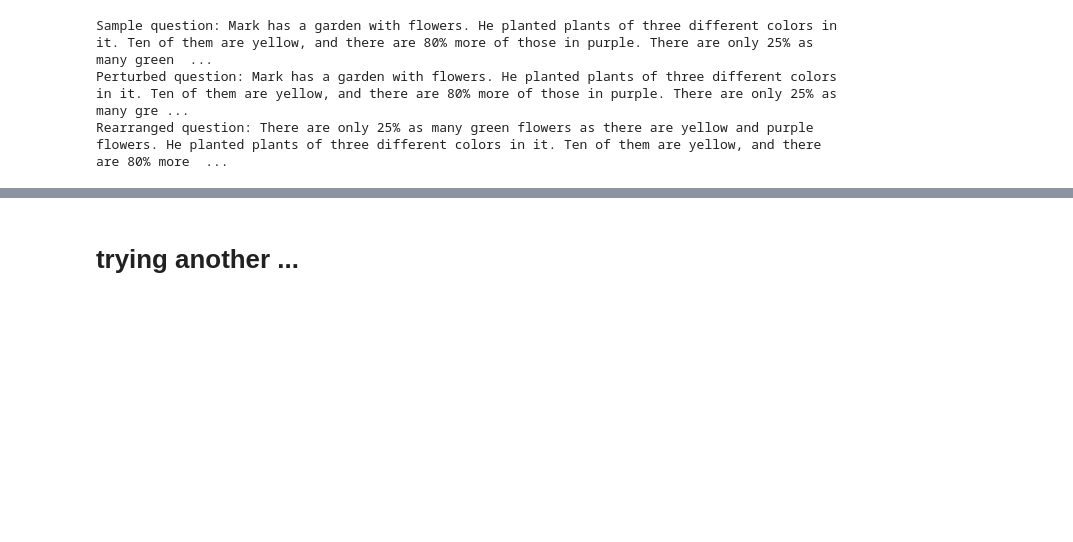
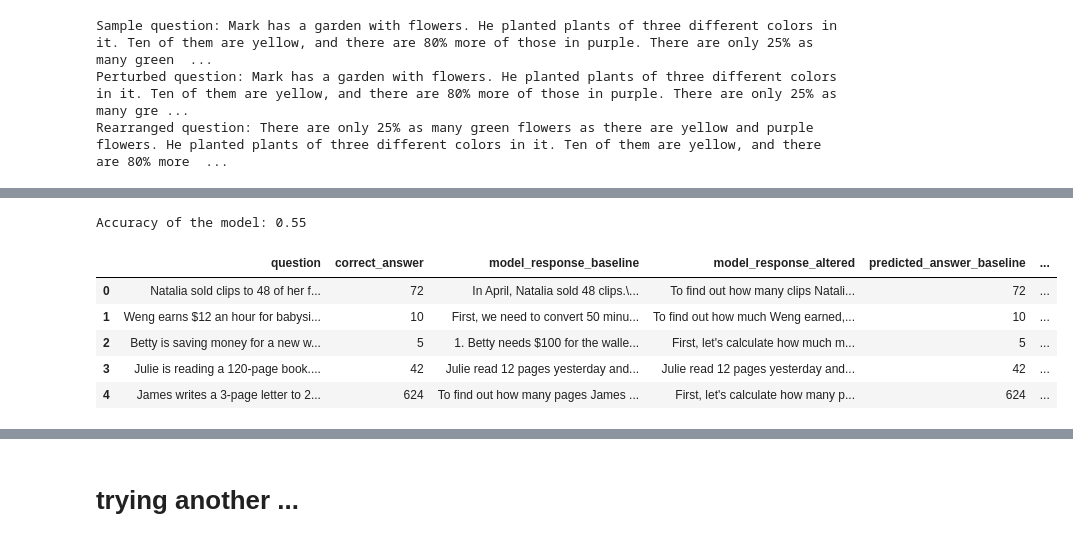
Before and after one commit to mille055/AIPI590-XAI, a Jupyter notebook: Assignments/08_explainable_llm.ipynb, the cells around one changed output, grey strips where cells are left out. Cells and saved outputs as stored; diff of their text form; code cells hidden in the pictures; blank space fills up the shorter version.

```diff
--- a/Assignments/08_explainable_llm.ipynb
+++ b/Assignments/08_explainable_llm.ipynb
@@ -284,3 +284,8 @@ print('Rearranged question:', rearrange_statements(sample_question))
 Sample question: Mark has a garden with flowers. He planted plants of three different colors in it. Ten of them are yellow, and there are 80% more of those in purple. There are only 25% as many green  ...
 Perturbed question: Mark has a garden with flowers. He planted plants of three different colors in it. Ten of them are yellow, and there are 80% more of those in purple. There are only 25% as many gre ...
 Rearranged question: There are only 25% as many green flowers as there are yellow and purple flowers. He planted plants of three different colors in it. Ten of them are yellow, and there are 80% more  ...
+# %%
+altered_dataframe = df.copy()
+altered_dataframe['question'] = altered_dataframe['question'].apply(insert_herring_before_final_question)
+altered_dataframe['question'] = altered_dataframe['question'].apply(rearrange_statements)
+altered_dataframe.head()
@@ -286,0 +299,8 @@ Rearranged question: There are only 25% as many green flowers as there are yello
+# %%
+# Run assessment and view results
+altered_results_df = assess_math_questions(altered_dataframe)
+altered_results_df.head()
+print(altered_results_df.head())
+
+# saving results as csv
+altered_results_df.to_csv('math_results_altered.csv', index=False)
@@ -286,0 +328,32 @@ Rearranged question: There are only 25% as many green flowers as there are yello
+# %%
+print('Accuracy of the model:', altered_results_df['is_correct'].mean())
+# %% [output]
+Accuracy of the model: 0.55
+# %%
+response_baseline = results_df['model_response']
+
+response_altered = altered_results_df['model_response']
+
+predicted_answers_baseline = results_df['model_numerical_answer']
+predicted_answers_altered = altered_results_df['model_numerical_answer']
+
+correct_answers = results_df['correct_answer']
+
+# make dataframe from these values:
+comparison_df = pd.DataFrame({
+    'question': df['question'],
+    'correct_answer': correct_answers,
+    'model_response_baseline': response_baseline,
+    'model_response_altered': response_altered,
+    'predicted_answer_baseline': predicted_answers_baseline,
+    'predicted_answer_altered': predicted_answers_altered,
+})
+
+comparison_df.head()
+# %% [output]
+|  | question | correct_answer | model_response_baseline | model_response_altered | predicted_answer_baseline | ... |
+| 0 | Natalia sold clips to 48 of her f... | 72 | In April, Natalia sold 48 clips.\... | To find out how many clips Natali... | 72 | ... |
+| 1 | Weng earns $12 an hour for babysi... | 10 | First, we need to convert 50 minu... | To find out how much Weng earned,... | 10 | ... |
+| 2 | Betty is saving money for a new w... | 5 | 1. Betty needs $100 for the walle... | First, let's calculate how much m... | 5 | ... |
+| 3 | Julie is reading a 120-page book.... | 42 | Julie read 12 pages yesterday and... | Julie read 12 pages yesterday and... | 42 | ... |
+| 4 | James writes a 3-page letter to 2... | 624 | To find out how many pages James ... | First, let's calculate how many p... | 624 | ... |
```
Also changed, not shown: parts of 5 cells of this notebook.
